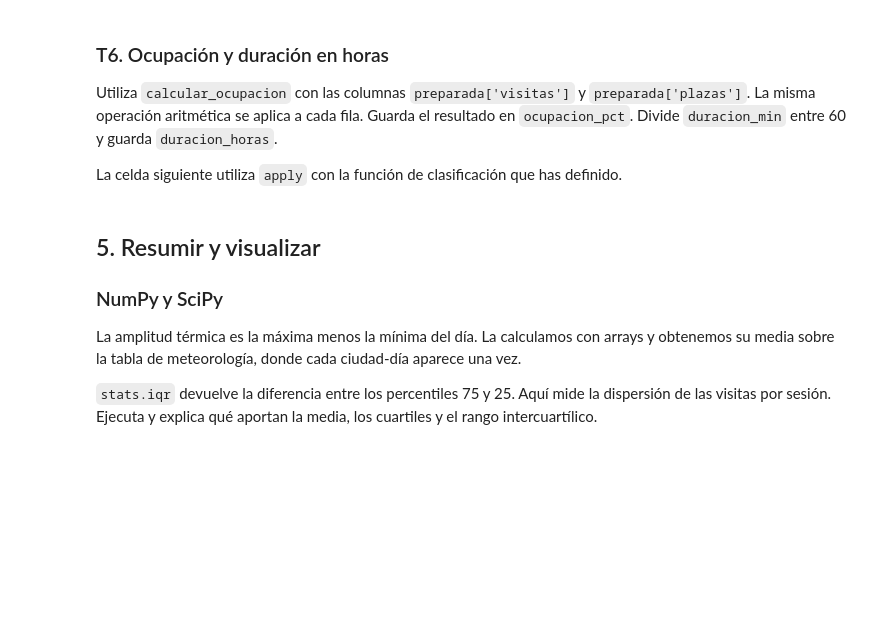
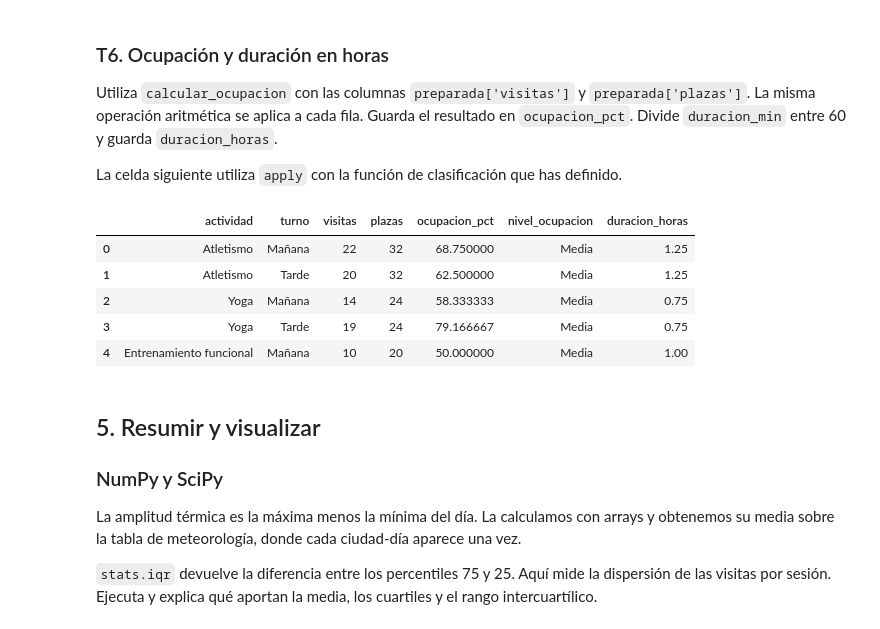
Before and after one commit to carrascalalvarezmaria-alt/Business-Analytics-Mar-a-Pablo, a Jupyter notebook: Practica_centros_alumnado_v02.ipynb, the cells around one changed output. Saved outputs shown, nothing was run; the diff lists cells and outputs as text; code cells hidden in the pictures; blank space fills up the shorter version.

```diff
--- a/Practica_centros_alumnado_v02.ipynb
+++ b/Practica_centros_alumnado_v02.ipynb
@@ -311,6 +338,13 @@ raise NotImplementedError('T6')
 # %%
 preparada['nivel_ocupacion'] = preparada['ocupacion_pct'].apply(clasificar_ocupacion)
-preparada[['actividad', 'turno', 'visitas', 'plazas', 'ocupacion_pct', 'nivel_ocupacion']].head()
+preparada[['actividad', 'turno', 'visitas', 'plazas', 'ocupacion_pct', 'nivel_ocupacion','duracion_horas']].head()
+# %% [output]
+|  | actividad | turno | visitas | plazas | ocupacion_pct | nivel_ocupacion | duracion_horas |
+| 0 | Atletismo | Mañana | 22 | 32 | 68.750000 | Media | 1.25 |
+| 1 | Atletismo | Tarde | 20 | 32 | 62.500000 | Media | 1.25 |
+| 2 | Yoga | Mañana | 14 | 24 | 58.333333 | Media | 0.75 |
+| 3 | Yoga | Tarde | 19 | 24 | 79.166667 | Media | 0.75 |
+| 4 | Entrenamiento funcional | Mañana | 10 | 20 | 50.000000 | Media | 1.00 |
 # %% [markdown]
 ## 5. Resumir y visualizar
 ### NumPy y SciPy
```
Also changed, not shown: parts of 23 cells of this notebook.
